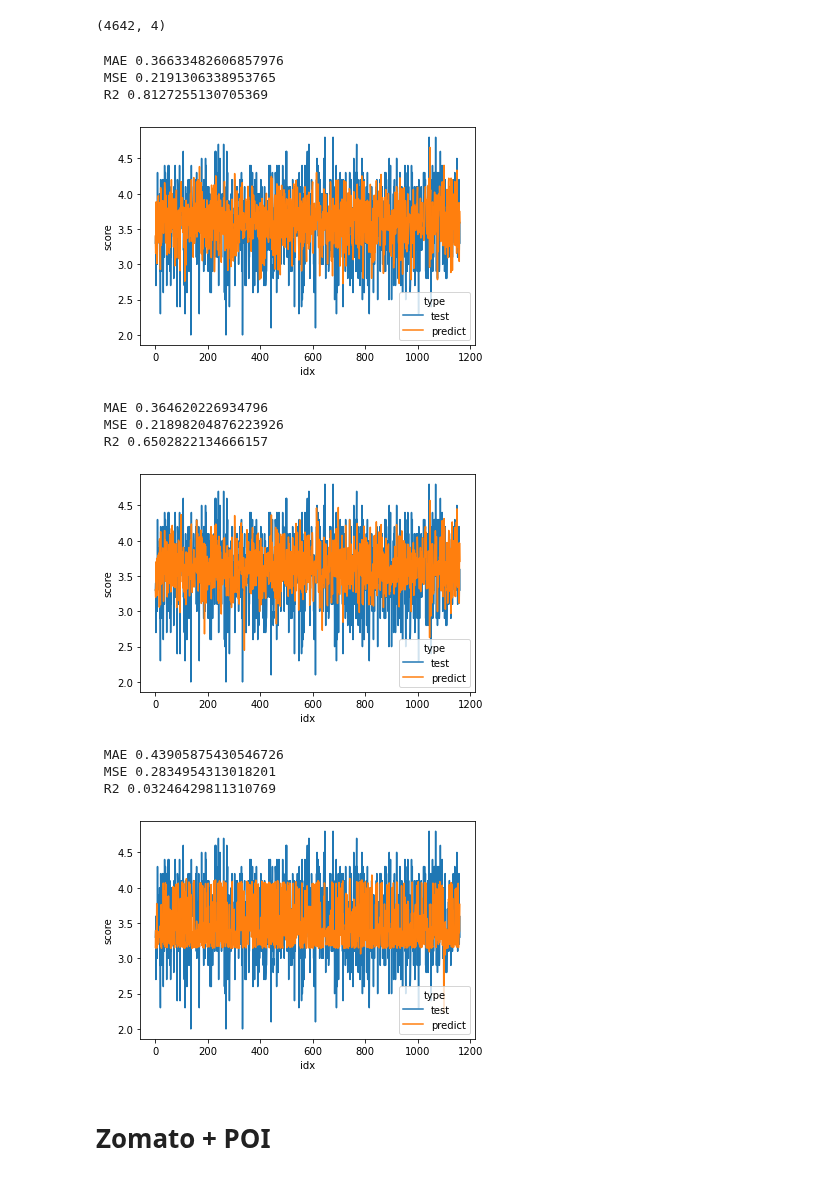
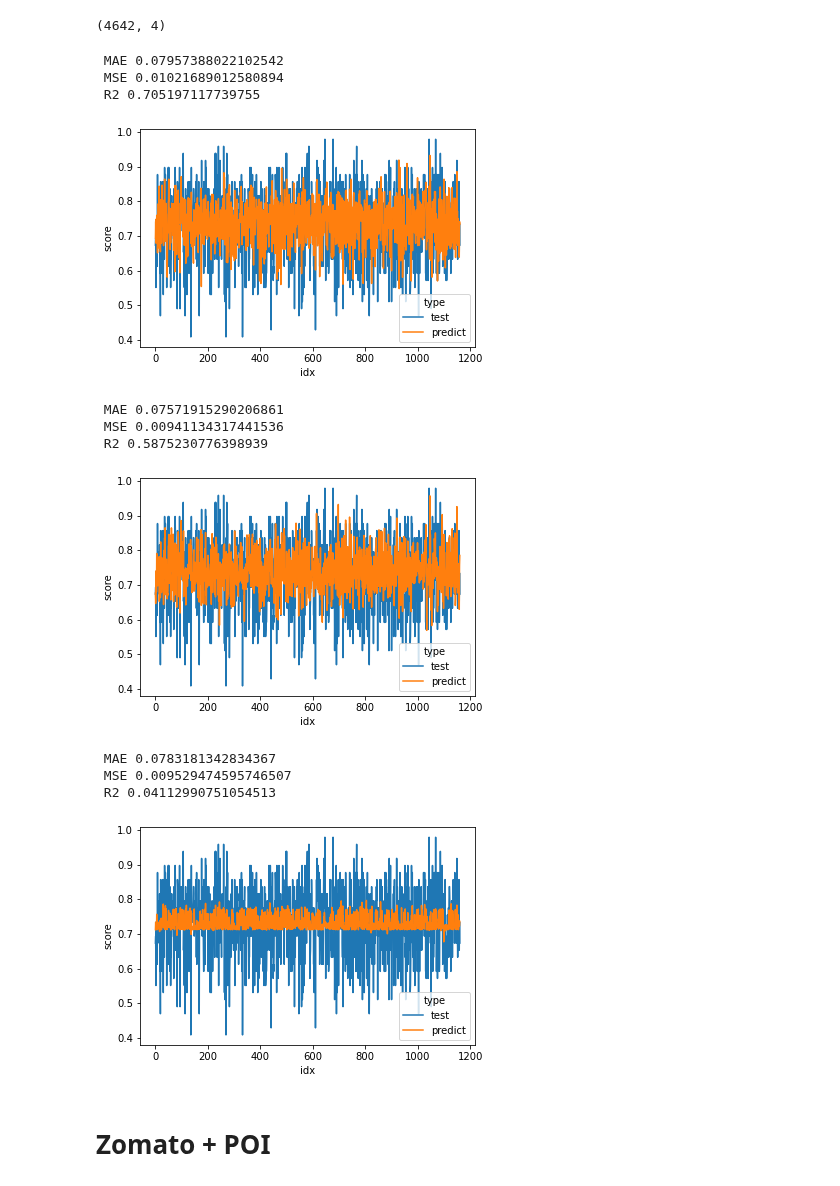
Before and after one commit to adamaulia/AdamThesis, a Jupyter notebook: 4_model.ipynb, the cells around one changed output. Cells and saved outputs as stored; diff of their text form; code cells hidden in the pictures.

```diff
--- a/4_model.ipynb
+++ b/4_model.ipynb
@@ -30,6 +30,9 @@ def model_perform(X_train,y_train, X_test, y_test, model, name, verbose = 0 ):
     result['mse'] = mean_squared_error(y_pred_test,y_test)
     result['R2'] = r2_score(y_train,y_pred_train)
     result['name'] = name
+    result['feature_size'] = X_train.shape[1]
+    result['train_size'] = X_train.shape[0]
+    result['test_size'] = X_test.shape[0]
 
     return model, y_pred_test, y_pred_train, result
 
@@ -53,8 +56,16 @@ def bulk_train(df_input, drop_column, target_column, dataset_name, verbose = 0):
 
     error_report = []
     model_dict = {}
+
+    # scaled the values
+    features_columns = df_input.drop(drop_column,axis=1).columns
+    features_columns = list(features_columns) + [target_column]
+    scaler = MinMaxScaler()
+    df_input_scale = pd.DataFrame(scaler.fit_transform(df_input[features_columns]), columns = features_columns)
+
+
     # split train and test
-    X_train, X_test, y_train, y_test = train_test_split(df_input.drop(drop_column,axis=1), df_input[target_column], test_size=0.12, random_state=42)
+    X_train, X_test, y_train, y_test = train_test_split(df_input_scale.drop(target_column, axis=1), df_input_scale[target_column], test_size=0.12, random_state=42)
 
     regr = RandomForestRegressor(random_state=0)
     model_regr, y_pred_test_regr, y_pred_train_regr, result_rf   = model_perform(X_train, y_train, X_test, y_test, regr, name='rf', verbose = verbose )
@@ -66,11 +77,7 @@ def bulk_train(df_input, drop_column, target_column, dataset_name, verbose = 0):
 
     # SVR
     svr = SVR(kernel='poly')
-
-    scaler=MinMaxScaler()
-    X_train_scale = scaler.fit_transform(X_train)
-    X_test_scale = scaler.fit_transform(X_test)
-    model_svr, y_pred_test_svr, y_pred_train_svr, result_svr  = model_perform(X_train_scale, y_train, X_test_scale, y_test, svr, name='svr',verbose = verbose)
+    model_svr, y_pred_test_svr, y_pred_train_svr, result_svr  = model_perform(X_train, y_train, X_test, y_test, svr, name='svr',verbose = verbose)
     error_report.append(result_svr)
 
     model_dict['rf'] = model_regr
@@ -147,4 +140,14 @@ df_zom['rest_price_idr'] = df_zom['rest_price_idr'] / 1000
 df_zom['rest_price_idr'] = df_zom['rest_price_idr'].astype(int)
 # df['rank_res_type'] = df['rank_res_type'].astype(int)
 # df['rank_fac'] = df['rank_fac'].astype(int)
+
+
+drop_column = ['url','index','rating','lat','long','review','new_code_res_type','new_code_fac']
+target_column = 'rating'
+
+# scaled the values
+features_columns = df_zom.drop(drop_column,axis=1).columns
+features_columns = list(features_columns) + [target_column]
+scaler = MinMaxScaler()
+df_input_scale = pd.DataFrame(scaler.fit_transform(df_zom[features_columns]), columns = features_columns)
 # %%
@@ -164,13 +167,9 @@ df_zom.head()
 # %% [markdown]
 # Preprocessing
 # %%
-# scaler = MinMaxScaler()
-# Y = scaler.fit_transform(df[['rating']])
-# X_train, X_test, y_train, y_test = train_test_split(df.drop(['url','index','rating','lat','long','review','new_code_res_type','new_code_fac'],axis=1), Y, test_size=0.3, random_state=42)
-# X_train, X_test, y_train, y_test = train_test_split(df.drop(['url','index','rating','lat','long','review'],axis=1), Y, test_size=0.3, random_state=42)
+# split train and test
 
-
-X_train, X_test, y_train, y_test = train_test_split(df_zom.drop(['url','index','rating','lat','long','review','new_code_res_type','new_code_fac'],axis=1), df_zom['rating'], test_size=0.2, random_state=42)
+X_train, X_test, y_train, y_test = train_test_split(df_input_scale.drop(target_column, axis=1), df_input_scale[target_column], test_size=0.2, random_state=42)
 # X_train, X_test, y_train, y_test = train_test_split(df.drop(['url','index','rating','lat','long','review'],axis=1), df['rating'], test_size=0.3, random_state=42)
 # %%
 X_train.head()
@@ -195,10 +194,10 @@ show_error_pattern(y_pred=y_pred_test_regr, y_test=y_test)
 
 # show_error_pattern(y_pred=y_pred_train_regr, y_test=y_train)
 # %% [output]
- MAE 0.36633482606857976
- MSE 0.2191306338953765
- R2 0.8127255130705369
+ MAE 0.07957388022102542
+ MSE 0.01021689012580894
+ R2 0.705197117739755
-[figure, old version]
+[figure, new version]
 # %%
 # XGBoost
 
@@ -207,25 +206,22 @@ model_xgbr, y_pred_test_xgbr, y_pred_train_xgbr, result_xgb  = model_perform(X_t
 
 show_error_pattern(y_pred=y_pred_test_xgbr, y_test=y_test)
 # %% [output]
- MAE 0.364620226934796
- MSE 0.21898204876223926
- R2 0.6502822134666157
+ MAE 0.07571915290206861
+ MSE 0.00941134317441536
+ R2 0.5875230776398939
-[figure, old version]
+[figure, new version]
 # %%
 # SVR
 svr = SVR(kernel='poly')
 
-scaler=MinMaxScaler()
-X_train_scale = scaler.fit_transform(X_train)
-X_test_scale = scaler.fit_transform(X_test)
-model_svr, y_pred_test_svr, y_pred_train_svr, result_svr  = model_perform(X_train_scale, y_train, X_test_scale, y_test, svr, name = 'svr',verbose = 1)
+model_svr, y_pred_test_svr, y_pred_train_svr, result_svr  = model_perform(X_train, y_train, X_test, y_test, svr, name = 'svr',verbose = 1)
 
 show_error_pattern(y_pred=y_pred_test_svr, y_test=y_test)
 # %% [output]
- MAE 0.43905875430546726
- MSE 0.2834954313018201
- R2 0.03246429811310769
+ MAE 0.0783181342834367
+ MSE 0.009529474595746507
+ R2 0.04112990751054513
-[figure, old version]
+[figure, new version]
 # %% [markdown]
 # Zomato + POI
 # %%
```
Also changed, not shown: parts of 9 cells of this notebook, 1 other file.
